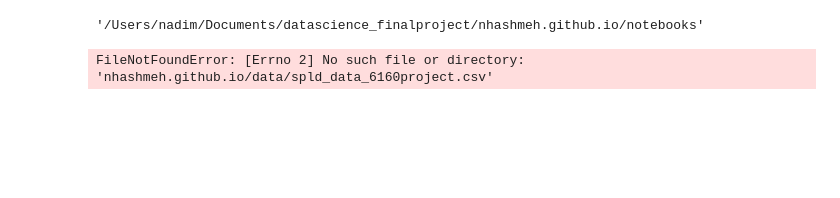
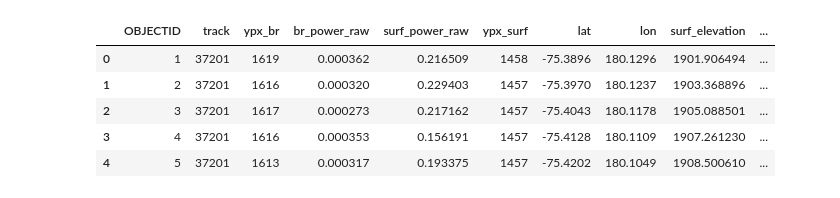
Before and after one commit to nhashmeh/nhashmeh.github.io, a Jupyter notebook: Milestone-1-Nadim-Hashmeh.ipynb, the cells around one changed output. Cells and saved outputs as stored; diff of their text form; code cells hidden in the pictures; blank space fills up the shorter version.

```diff
--- a/Milestone-1-Nadim-Hashmeh.ipynb
+++ b/Milestone-1-Nadim-Hashmeh.ipynb
@@ -27,10 +29,12 @@ import os
-# %%
-os.getcwd()
-# %% [output]
-'/Users/nadim/Documents/datascience_finalproject/nhashmeh.github.io/notebooks'
 # %%
-# import data
+# load in data
 
-all_data = pd.read_csv('nhashmeh.github.io/data/spld_data_6160project.csv',header=0)
+all_data = pd.read_csv('spld_data_6160project.csv',header=0)
+all_data.head()
 # %% [output]
-FileNotFoundError: [Errno 2] No such file or directory: 'nhashmeh.github.io/data/spld_data_6160project.csv'
+|  | OBJECTID | track | ypx_br | br_power_raw | surf_power_raw | ypx_surf | lat | lon | surf_elevation | ... |
+| 0 | 1 | 37201 | 1619 | 0.000362 | 0.216509 | 1458 | -75.3896 | 180.1296 | 1901.906494 | ... |
+| 1 | 2 | 37201 | 1616 | 0.000320 | 0.229403 | 1457 | -75.3970 | 180.1237 | 1903.368896 | ... |
+| 2 | 3 | 37201 | 1617 | 0.000273 | 0.217162 | 1457 | -75.4043 | 180.1178 | 1905.088501 | ... |
+| 3 | 4 | 37201 | 1616 | 0.000353 | 0.156191 | 1457 | -75.4128 | 180.1109 | 1907.261230 | ... |
+| 4 | 5 | 37201 | 1613 | 0.000317 | 0.193375 | 1457 | -75.4202 | 180.1049 | 1908.500610 | ... |
```
Also changed, not shown: parts of 4 cells of this notebook, 3 other files.
